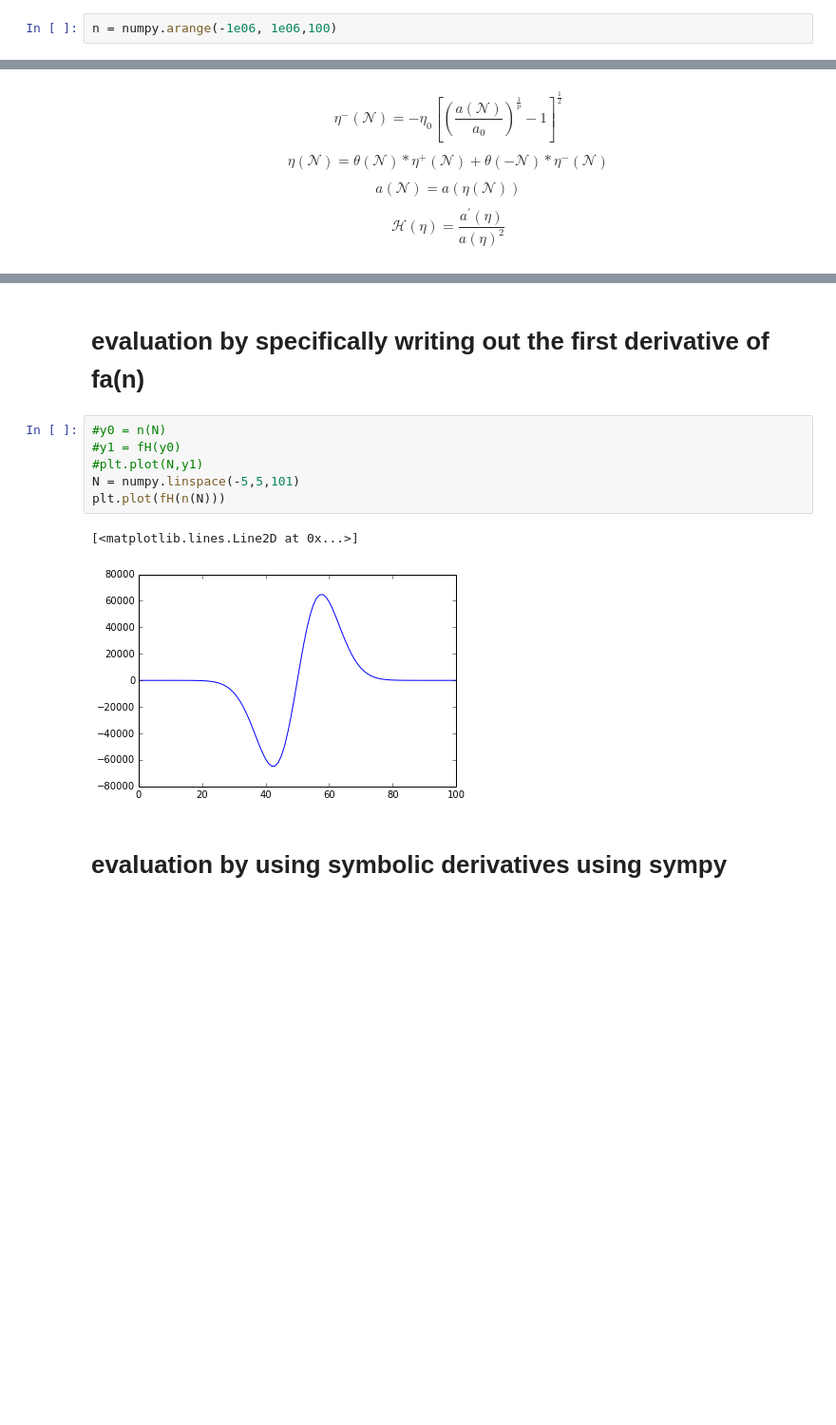
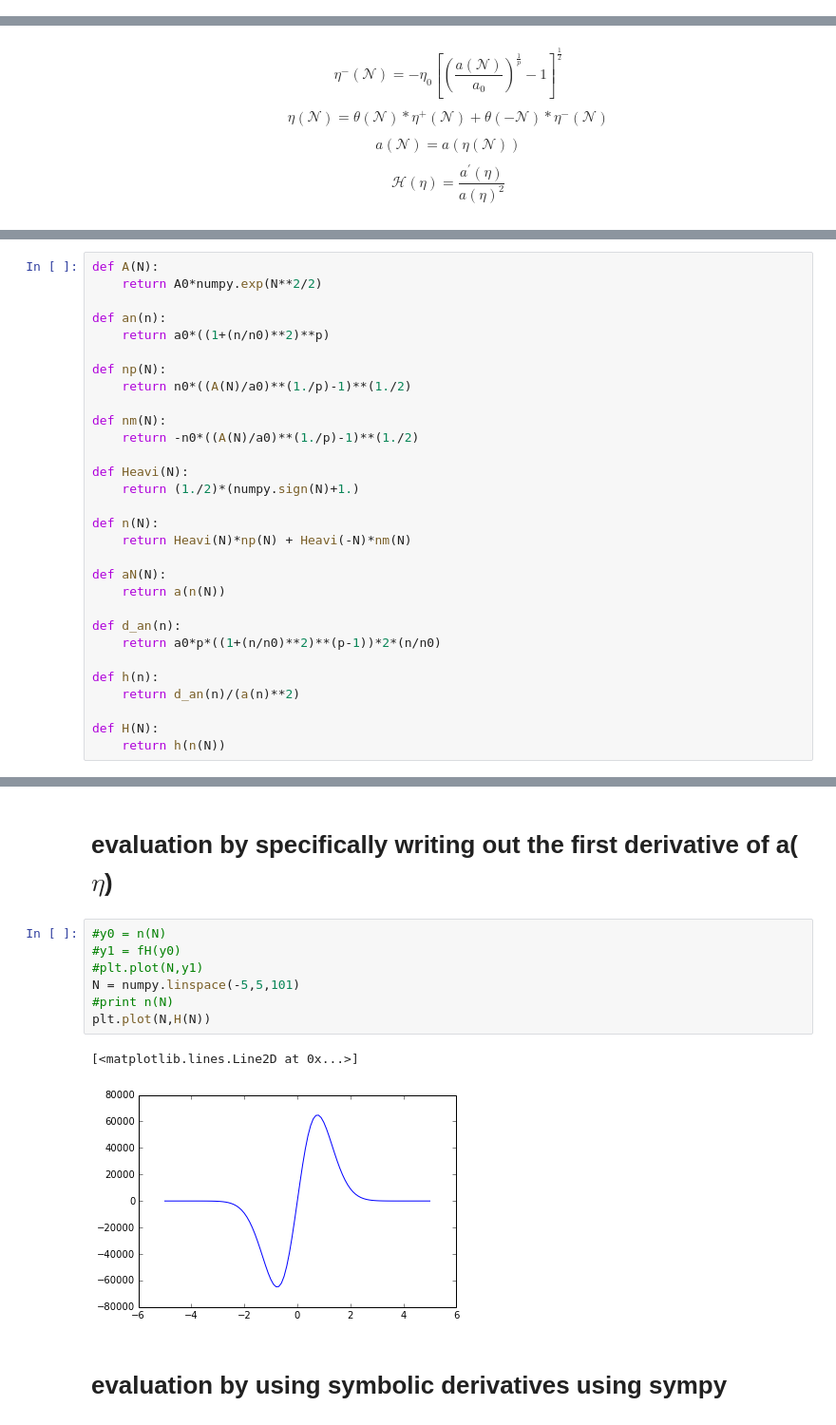
Before and after one commit to rahulporuri/project_work, a Jupyter notebook: test.ipynb, the cells around one changed output, grey strips where cells are left out. Shown at 95% size. Cells and saved outputs as stored; diff of their text form; blank space fills up the shorter version.

```diff
--- a/test.ipynb
+++ b/test.ipynb
@@ -24,2 +20,0 @@ checking the behavior of fa(n) for various n
-# %%
-n = numpy.arange(-1e06, 1e06,100)
@@ -100,0 +38,30 @@ plt.plot(numpy.arange(-.1,.1,0.01),Heavi(numpy.arange(-.1,.1,0.01)))
+# %%
+def A(N):
+    return A0*numpy.exp(N**2/2)
+
+def an(n):
+    return a0*((1+(n/n0)**2)**p)
+
+def np(N):
+    return n0*((A(N)/a0)**(1./p)-1)**(1./2)
+
+def nm(N):
+    return -n0*((A(N)/a0)**(1./p)-1)**(1./2)
+
+def Heavi(N):
+    return (1./2)*(numpy.sign(N)+1.)
+
+def n(N):
+    return Heavi(N)*np(N) + Heavi(-N)*nm(N)
+
+def aN(N):
+    return a(n(N))
+
+def d_an(n):
+    return a0*p*((1+(n/n0)**2)**(p-1))*2*(n/n0)
+
+def h(n):
+    return d_an(n)/(a(n)**2)
+
+def H(N):
+    return h(n(N))
@@ -101,15 +87,16 @@ plt.plot(numpy.arange(-.1,.1,0.01),Heavi(numpy.arange(-.1,.1,0.01)))
 # %% [markdown]
-evaluation by specifically writing out the first derivative of fa(n)
+evaluation by specifically writing out the first derivative of a($\eta$)
 ===
 # %%
 #y0 = n(N)
 #y1 = fH(y0)
 #plt.plot(N,y1)
 N = numpy.linspace(-5,5,101)
-plt.plot(fH(n(N)))
+#print n(N)
+plt.plot(N,H(N))
 # %% [output]
 [<matplotlib.lines.Line2D at 0x...>]
-[figure, old version]
+[figure, new version]
 # %% [markdown]
 evaluation by using symbolic derivatives using sympy
 ======
```
Also changed, not shown: parts of 57 cells of this notebook, 1 other file.
